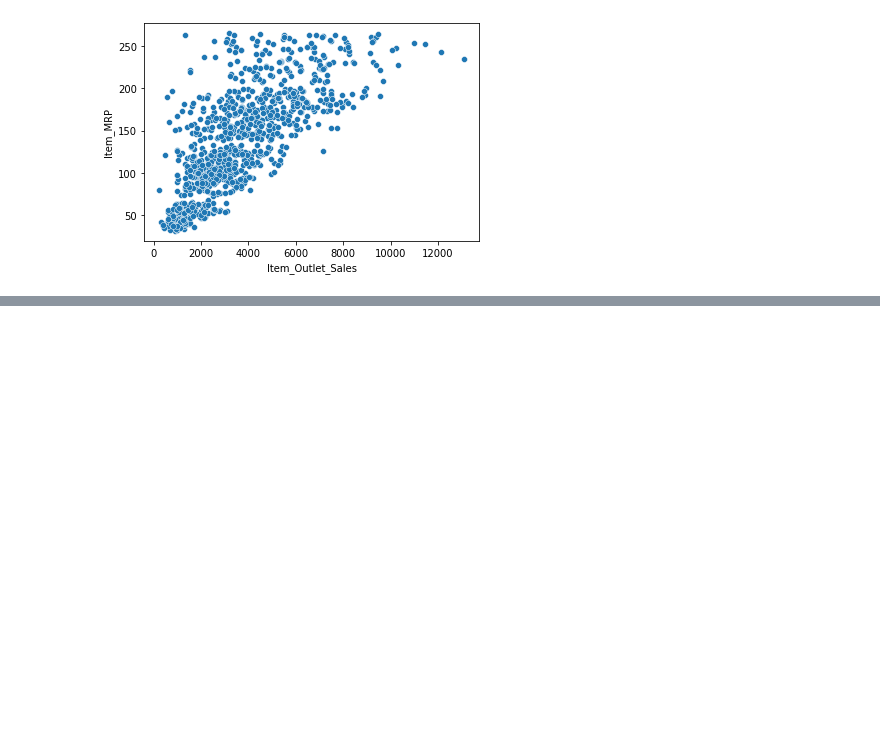
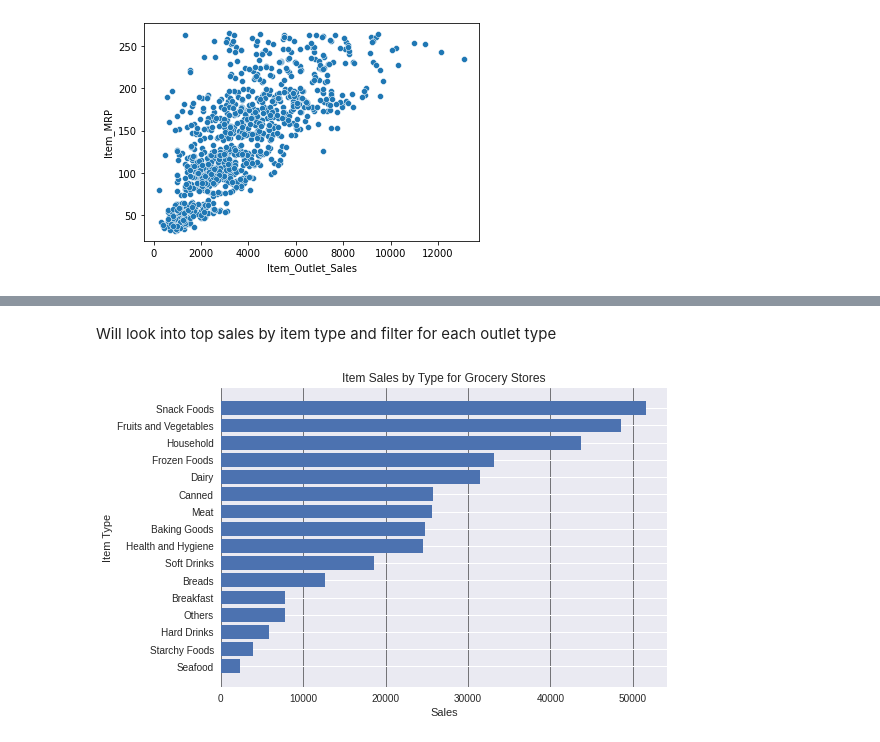
Before and after one commit to thinkinchicken/food-sales-predictions, a Jupyter notebook: Sales_Predictions.ipynb, the cells around one changed output, grey strips where cells are left out. Cells and saved outputs as stored; diff of their text form; code cells hidden in the pictures; blank space fills up the shorter version.

```diff
--- a/Sales_Predictions.ipynb
+++ b/Sales_Predictions.ipynb
@@ -294,0 +307,22 @@ sns.scatterplot(x = 'Item_Outlet_Sales', y = 'Item_MRP', data = type_3)
+# %% [markdown]
+Will look into top sales by item type and filter for each outlet type
+# %%
+#Filter for market grocery type
+groc = sales_predictions.loc[sales_predictions['Outlet_Type']== 'Grocery Store']
+#Filter for market type1
+type1 = sales_predictions.loc[sales_predictions['Outlet_Type']== 'Supermarket Type1']
+#Filter for market type2
+type2 = sales_predictions.loc[sales_predictions['Outlet_Type']== 'Supermarket Type2']
+#Filter for market type3
+type3 = sales_predictions.loc[sales_predictions['Outlet_Type']== 'Supermarket Type3']
+# %%
+#Starting with Grocery store and seeing top item sales by item type
+groc_sales = groc.groupby('Item_Type')['Item_Outlet_Sales'].sum().reset_index(name = 'Sum Sales').sort_values('Sum Sales', ascending = True)
+plt.style.use('seaborn')
+plt.barh(groc_sales['Item_Type'], groc_sales['Sum Sales']);
+plt.title('Item Sales by Type for Grocery Stores')
+plt.grid(axis = 'x', color = 'black', alpha = 0.5)
+plt.xlabel('Sales')
+plt.ylabel('Item Type');
+# %% [output]
+[figure, added]
```
Also changed, not shown: parts of 13 cells of this notebook.
